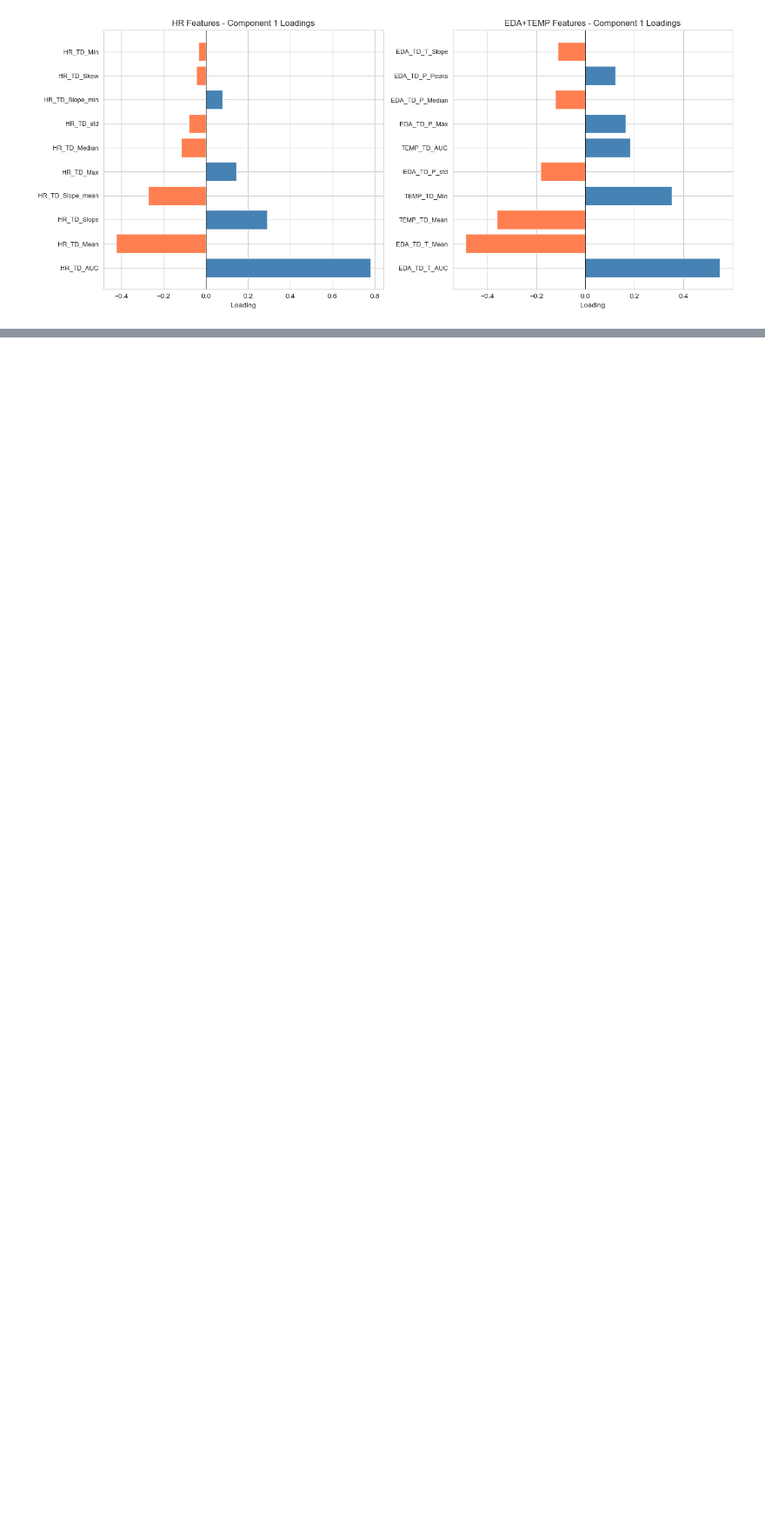
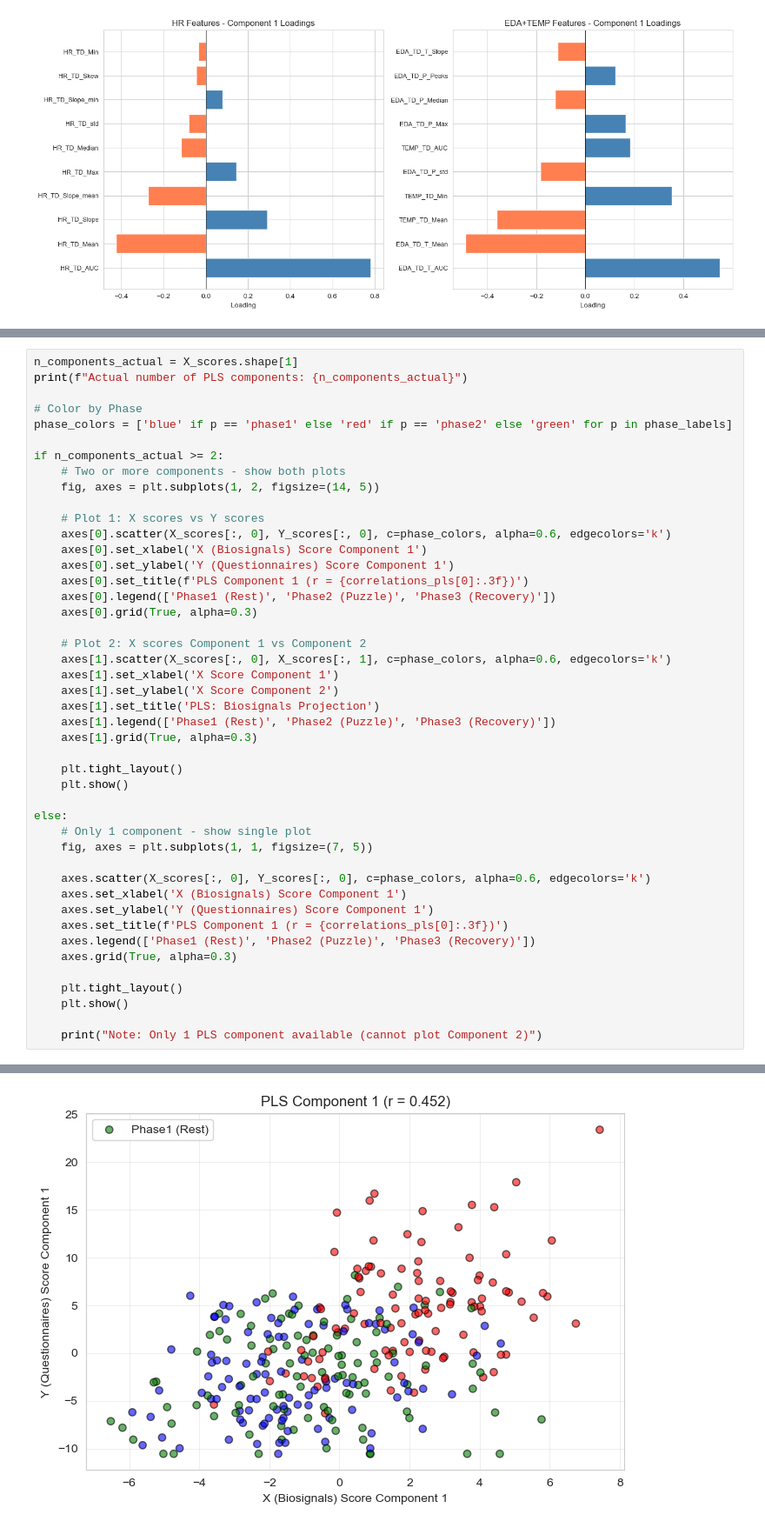
Before and after one commit to InfiniteLobster/CDA-case2, a Jupyter notebook: src/case2_corrected.ipynb, the cells around one changed output, grey strips where cells are left out. Shown: that part at 87% size. Drawn from its saved outputs; the diff is of its cells as text; blank space fills up the shorter version.

```diff
--- a/src/case2_corrected.ipynb
+++ b/src/case2_corrected.ipynb
@@ -293,0 +342,46 @@ PLS (Biosignals → Questionnaires):
+# %%
+n_components_actual = X_scores.shape[1]
+print(f"Actual number of PLS components: {n_components_actual}")
+
+# Color by Phase
+phase_colors = ['blue' if p == 'phase1' else 'red' if p == 'phase2' else 'green' for p in phase_labels]
+
+if n_components_actual >= 2:
+    # Two or more components - show both plots
+    fig, axes = plt.subplots(1, 2, figsize=(14, 5))
+
+    # Plot 1: X scores vs Y scores
+    axes[0].scatter(X_scores[:, 0], Y_scores[:, 0], c=phase_colors, alpha=0.6, edgecolors='k')
+    axes[0].set_xlabel('X (Biosignals) Score Component 1')
+    axes[0].set_ylabel('Y (Questionnaires) Score Component 1')
+    axes[0].set_title(f'PLS Component 1 (r = {correlations_pls[0]:.3f})')
+    axes[0].legend(['Phase1 (Rest)', 'Phase2 (Puzzle)', 'Phase3 (Recovery)'])
+    axes[0].grid(True, alpha=0.3)
+
+    # Plot 2: X scores Component 1 vs Component 2
+    axes[1].scatter(X_scores[:, 0], X_scores[:, 1], c=phase_colors, alpha=0.6, edgecolors='k')
+    axes[1].set_xlabel('X Score Component 1')
+    axes[1].set_ylabel('X Score Component 2')
+    axes[1].set_title('PLS: Biosignals Projection')
+    axes[1].legend(['Phase1 (Rest)', 'Phase2 (Puzzle)', 'Phase3 (Recovery)'])
+    axes[1].grid(True, alpha=0.3)
+
+    plt.tight_layout()
+    plt.show()
+
+else:
+    # Only 1 component - show single plot
+    fig, axes = plt.subplots(1, 1, figsize=(7, 5))
+
+    axes.scatter(X_scores[:, 0], Y_scores[:, 0], c=phase_colors, alpha=0.6, edgecolors='k')
+    axes.set_xlabel('X (Biosignals) Score Component 1')
+    axes.set_ylabel('Y (Questionnaires) Score Component 1')
+    axes.set_title(f'PLS Component 1 (r = {correlations_pls[0]:.3f})')
+    axes.legend(['Phase1 (Rest)', 'Phase2 (Puzzle)', 'Phase3 (Recovery)'])
+    axes.grid(True, alpha=0.3)
+
+    plt.tight_layout()
+    plt.show()
+
+    print("Note: Only 1 PLS component available (cannot plot Component 2)")
+# %% [output]
@@ -293,0 +389 @@ PLS (Biosignals → Questionnaires):
+[figure, added]
```
Also changed, not shown: parts of 10 cells of this notebook.
